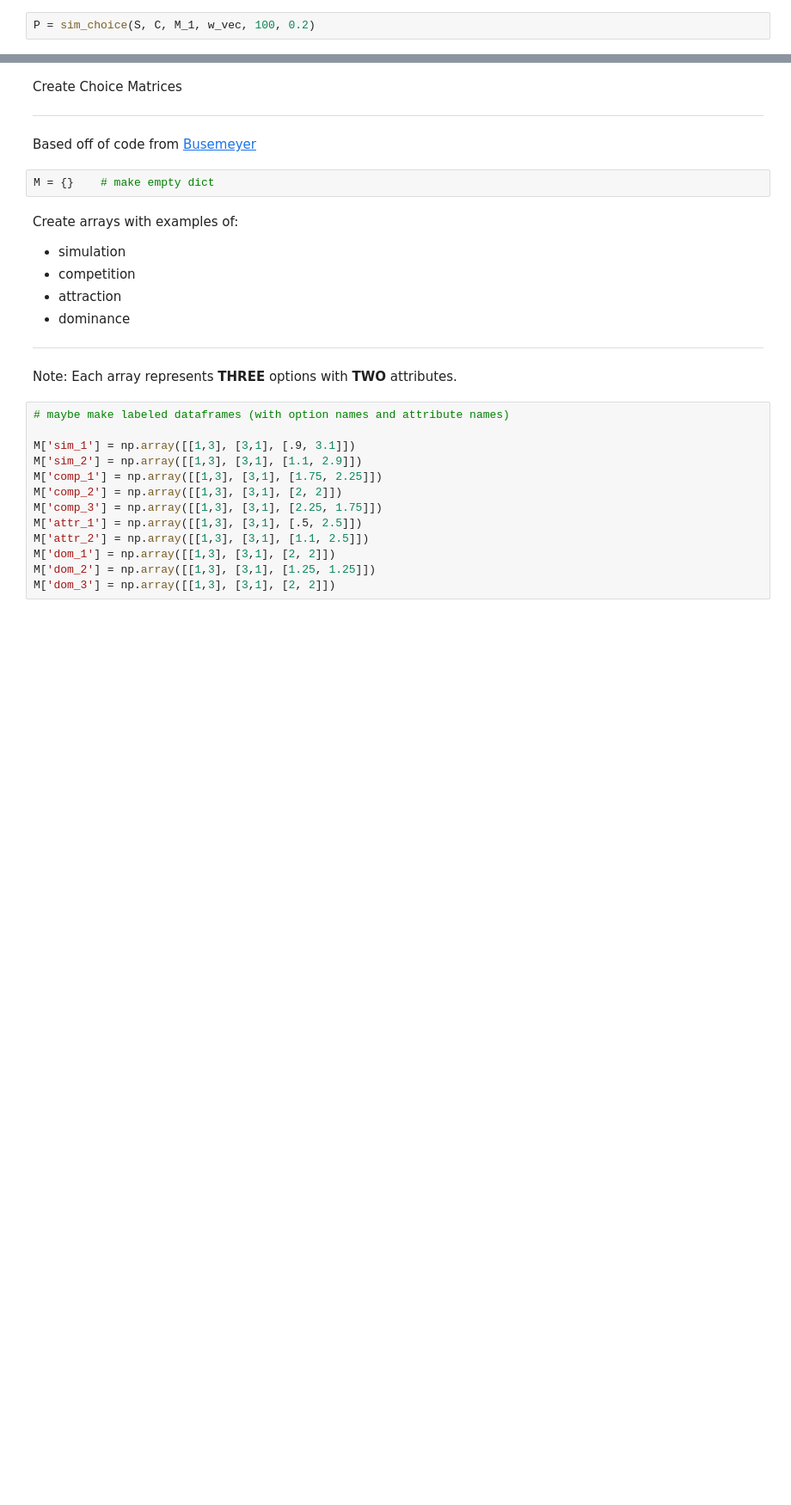
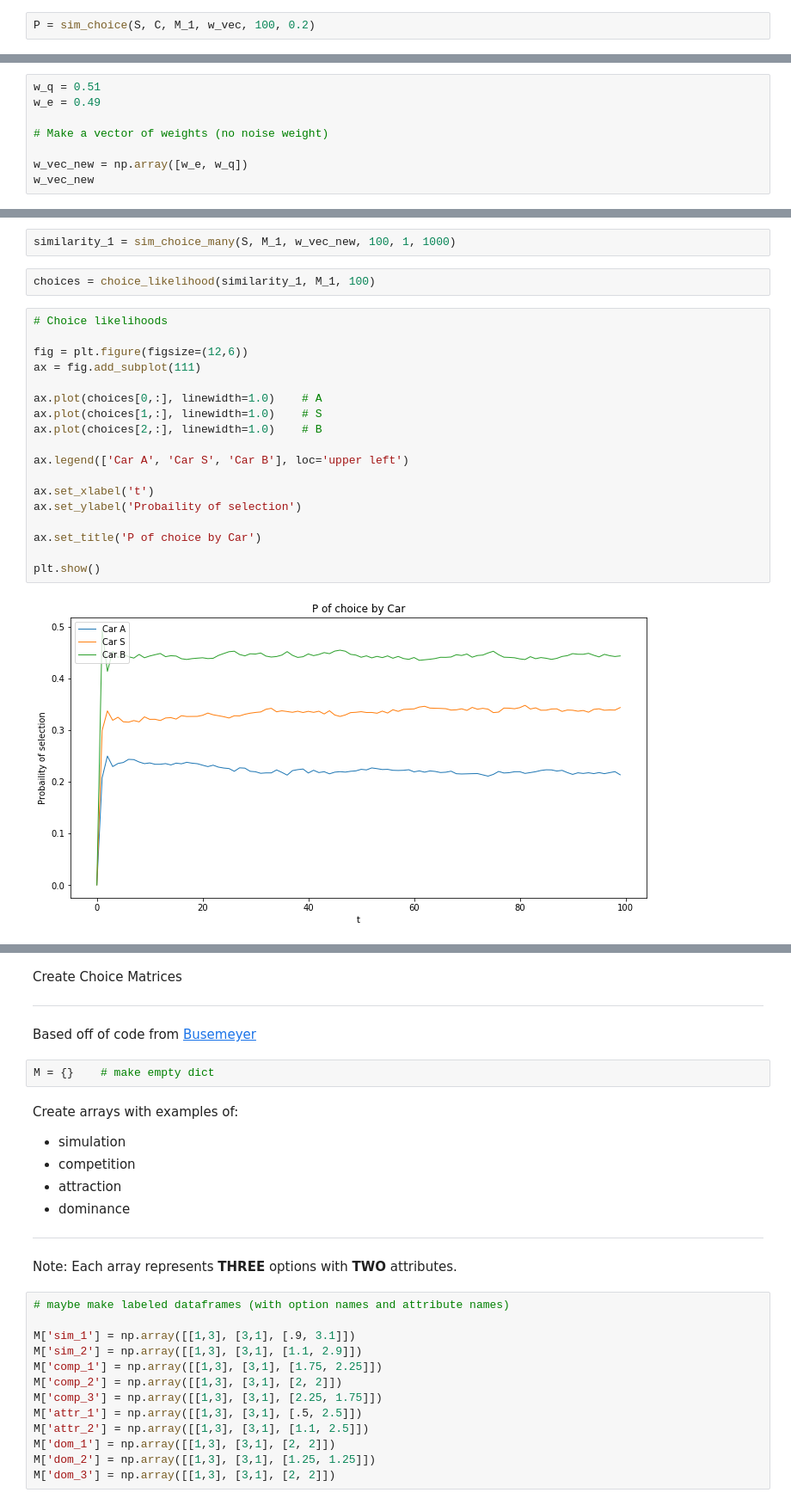
Before and after one commit to danieljwilson/MADFT, a Jupyter notebook: MADFT Notebook.ipynb, the cells around one changed output, grey strips where cells are left out. Shown at 86% size. Drawn from its saved outputs; the diff is of its cells as text; blank space fills up the shorter version.

```diff
--- a/MADFT Notebook.ipynb
+++ b/MADFT Notebook.ipynb
@@ -1053,0 +1109,8 @@ Count 'wins' for each option at each timepoint
+# %%
+w_q = 0.51
+w_e = 0.49
+
+# Make a vector of weights (no noise weight)
+
+w_vec_new = np.array([w_e, w_q])
+w_vec_new
@@ -1053,0 +1156,24 @@ Count 'wins' for each option at each timepoint
+# %%
+similarity_1 = sim_choice_many(S, M_1, w_vec_new, 100, 1, 1000)
+# %%
+choices = choice_likelihood(similarity_1, M_1, 100)
+# %%
+# Choice likelihoods
+
+fig = plt.figure(figsize=(12,6))
+ax = fig.add_subplot(111)
+
+ax.plot(choices[0,:], linewidth=1.0)    # A
+ax.plot(choices[1,:], linewidth=1.0)    # S
+ax.plot(choices[2,:], linewidth=1.0)    # B
+
+ax.legend(['Car A', 'Car S', 'Car B'], loc='upper left')
+
+ax.set_xlabel('t')
+ax.set_ylabel('Probaility of selection')
+
+ax.set_title('P of choice by Car')
+
+plt.show()
+# %% [output]
+[figure, added]
```
Also changed, not shown: parts of 56 cells of this notebook, 1 other file.
